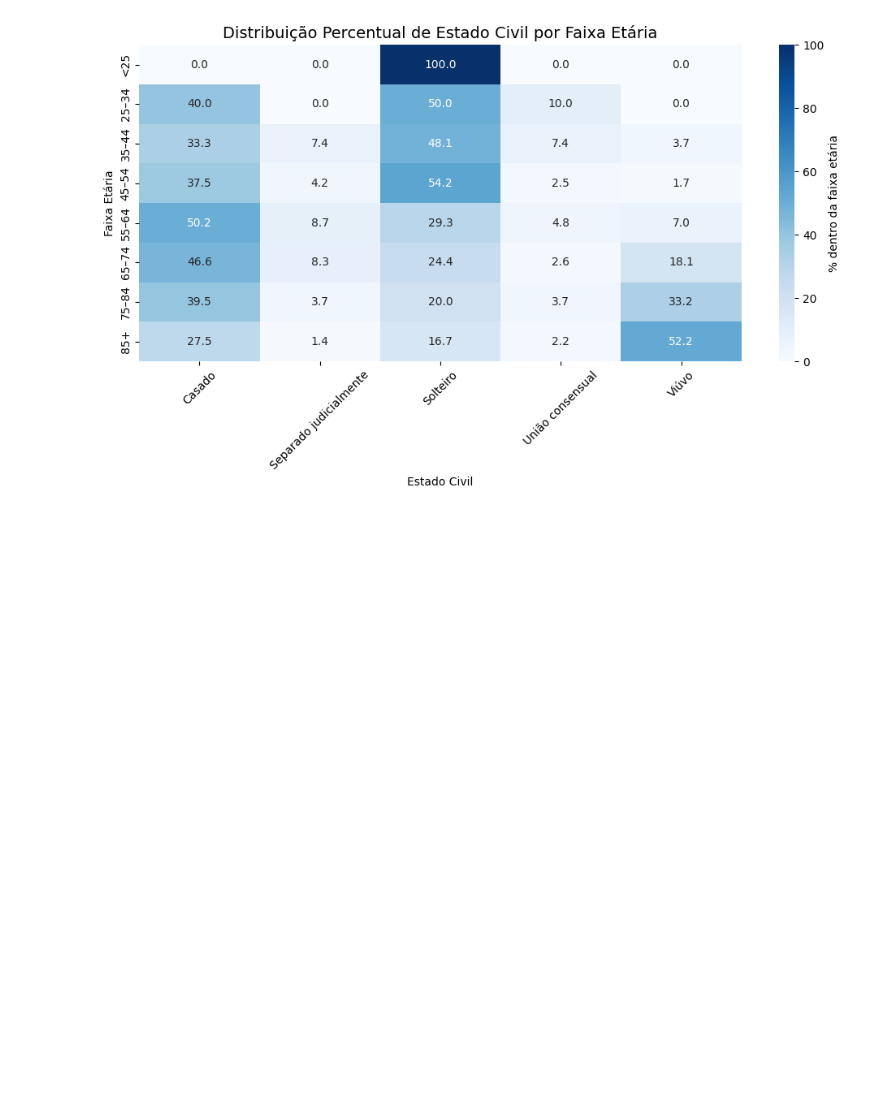
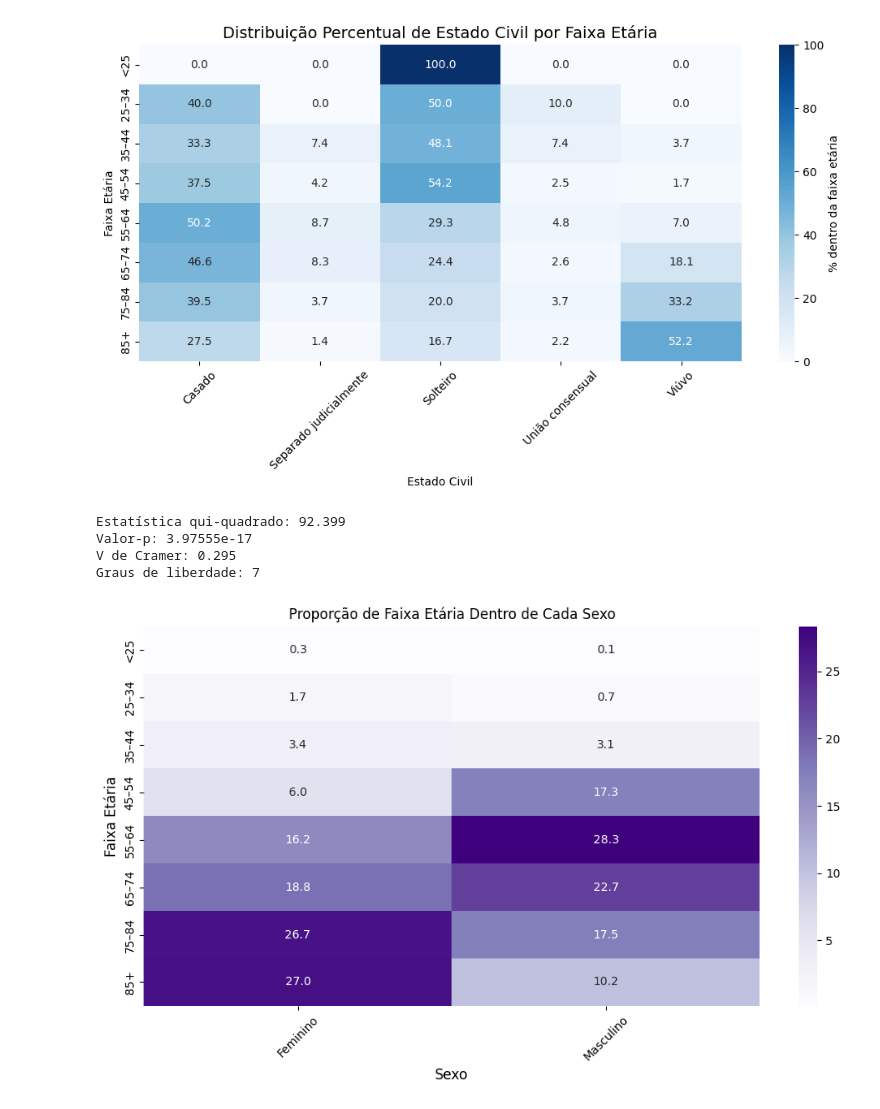
Before and after one commit to cleodecker/Cancer, a Jupyter notebook: Scripts/Cancer_PB.ipynb, the cells around one changed output. Cells and saved outputs as stored; diff of their text form; code cells hidden in the pictures; blank space fills up the shorter version.

```diff
--- a/Scripts/Cancer_PB.ipynb
+++ b/Scripts/Cancer_PB.ipynb
@@ -352,3 +352,46 @@ Valor-p: 1.08115e-29
 V de Cramer: 0.240
 Graus de liberdade: 28
 [figure]
+# %%
+# Criar faixas etárias mais detalhadas
+df['FAIXA_IDADE'] = pd.cut(
+    df['IDADE'],
+    bins=[0, 24, 34, 44, 54, 64, 74, 84, 120],
+    labels=['<25', '25–34', '35–44', '45–54', '55–64', '65–74', '75–84', '85+']
+)
+
+# Tabela de contingência (frequências absolutas)
+tabela = pd.crosstab(df['FAIXA_IDADE'], df['SEXO'])
+
+# Converter para proporções por faixa etária
+tabela_percentual = tabela.div(tabela.sum(axis=1), axis=0) * 100
+
+# Teste qui-quadrado e V de Cramer
+chi2, p, dof, esperados = chi2_contingency(tabela)
+n = tabela.sum().sum()
+phi2 = chi2 / n
+r, k = tabela.shape
+v_cramer = np.sqrt(phi2 / min(k - 1, r - 1))
+
+# Exibir resultados
+print(f"Estatística qui-quadrado: {chi2:.3f}")
+print(f"Valor-p: {p:.5e}")
+print(f"V de Cramer: {v_cramer:.3f}")
+print(f"Graus de liberdade: {dof}")
+
+# Heatmap de proporções
+plt.figure(figsize=(10, 6))
+tabela_percentual_col = tabela.div(tabela.sum(axis=0), axis=1) * 100
+sns.heatmap(tabela_percentual_col, annot=True, fmt=".1f", cmap="Purples")
+plt.title("Proporção de Faixa Etária Dentro de Cada Sexo")
+plt.ylabel("Faixa Etária", fontsize=12)
+plt.xlabel("Sexo", fontsize=12)
+plt.xticks(rotation=45)
+plt.tight_layout()
+plt.show()
+# %% [output]
+Estatística qui-quadrado: 92.399
+Valor-p: 3.97555e-17
+V de Cramer: 0.295
+Graus de liberdade: 7
+[figure, added]
```
